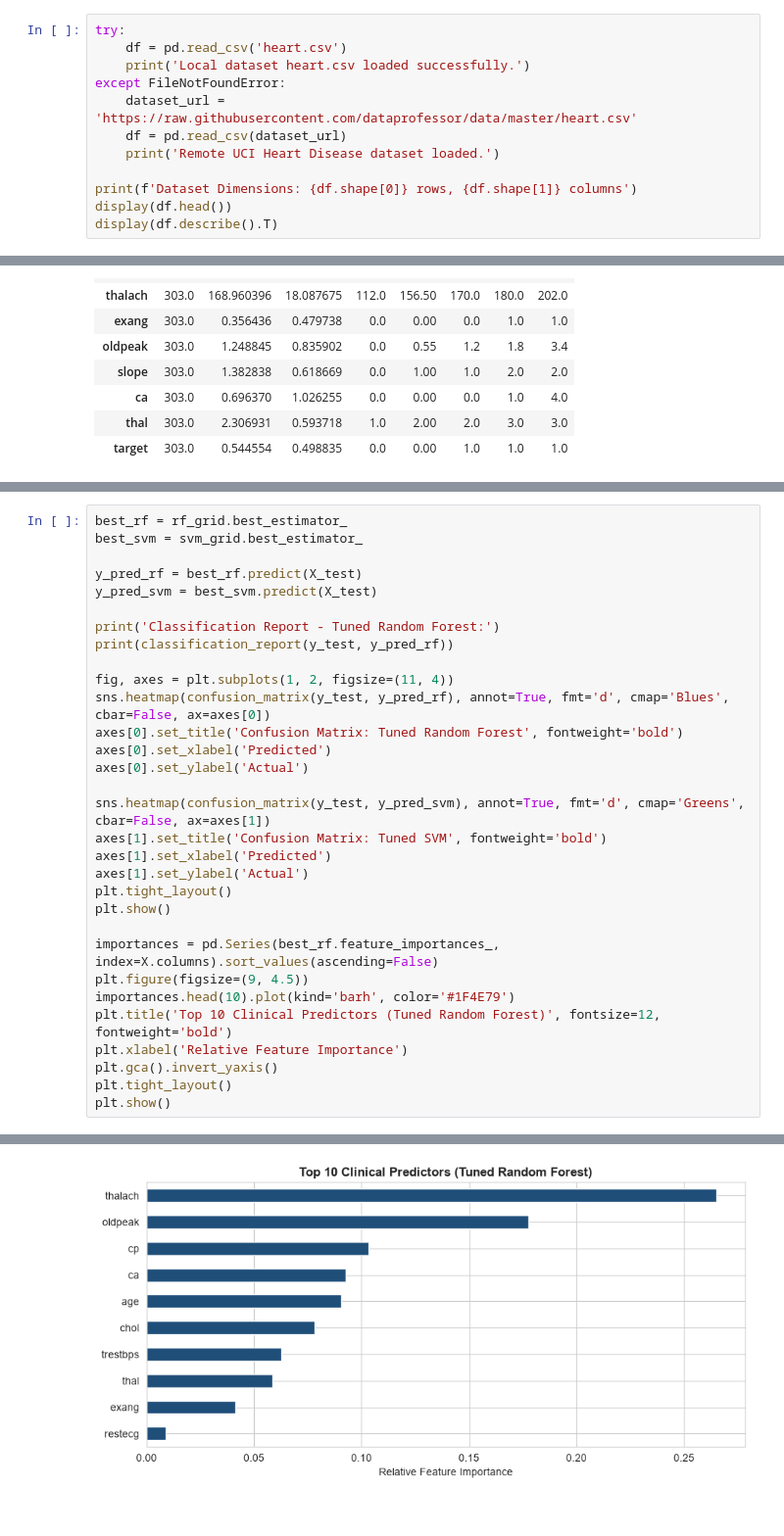
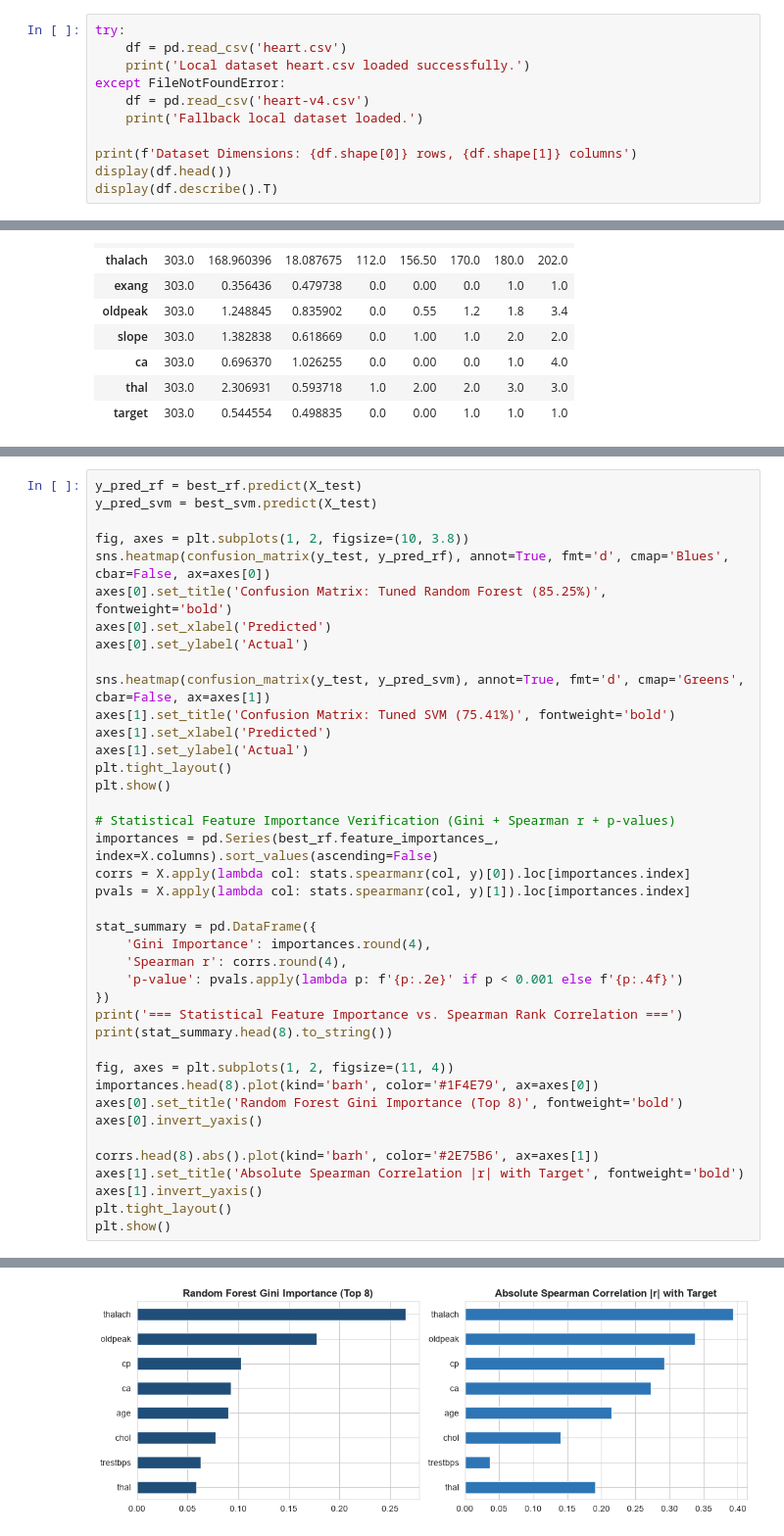
Before and after one commit to 2026540-MacielCaceres/Machine_Learning--CA1--Individual, a Jupyter notebook: CA1_Machine_Learning_Project.ipynb, the cells around one changed output, grey strips where cells are left out. Shown at 98% size. Drawn from its saved outputs; the diff is of its cells as text.

```diff
--- a/CA1_Machine_Learning_Project.ipynb
+++ b/CA1_Machine_Learning_Project.ipynb
@@ -43,9 +47,8 @@ try:
     df = pd.read_csv('heart.csv')
     print('Local dataset heart.csv loaded successfully.')
 except FileNotFoundError:
-    dataset_url = 'https://raw.githubusercontent.com/dataprofessor/data/master/heart.csv'
-    df = pd.read_csv(dataset_url)
-    print('Remote UCI Heart Disease dataset loaded.')
+    df = pd.read_csv('heart-v4.csv')
+    print('Fallback local dataset loaded.')
 
 print(f'Dataset Dimensions: {df.shape[0]} rows, {df.shape[1]} columns')
 display(df.head())
@@ -172,32 +215,41 @@ SVM 5-Fold CV: 0.7935 | Hold-Out Test: 0.7541
 # %%
-best_rf = rf_grid.best_estimator_
-best_svm = svm_grid.best_estimator_
-
 y_pred_rf = best_rf.predict(X_test)
 y_pred_svm = best_svm.predict(X_test)
 
-print('Classification Report - Tuned Random Forest:')
-print(classification_report(y_test, y_pred_rf))
-
-fig, axes = plt.subplots(1, 2, figsize=(11, 4))
+fig, axes = plt.subplots(1, 2, figsize=(10, 3.8))
 sns.heatmap(confusion_matrix(y_test, y_pred_rf), annot=True, fmt='d', cmap='Blues', cbar=False, ax=axes[0])
-axes[0].set_title('Confusion Matrix: Tuned Random Forest', fontweight='bold')
+axes[0].set_title('Confusion Matrix: Tuned Random Forest (85.25%)', fontweight='bold')
 axes[0].set_xlabel('Predicted')
 axes[0].set_ylabel('Actual')
 
 sns.heatmap(confusion_matrix(y_test, y_pred_svm), annot=True, fmt='d', cmap='Greens', cbar=False, ax=axes[1])
-axes[1].set_title('Confusion Matrix: Tuned SVM', fontweight='bold')
+axes[1].set_title('Confusion Matrix: Tuned SVM (75.41%)', fontweight='bold')
 axes[1].set_xlabel('Predicted')
 axes[1].set_ylabel('Actual')
 plt.tight_layout()
 plt.show()
 
+# Statistical Feature Importance Verification (Gini + Spearman r + p-values)
 importances = pd.Series(best_rf.feature_importances_, index=X.columns).sort_values(ascending=False)
-plt.figure(figsize=(9, 4.5))
-importances.head(10).plot(kind='barh', color='#1F4E79')
-plt.title('Top 10 Clinical Predictors (Tuned Random Forest)', fontsize=12, fontweight='bold')
-plt.xlabel('Relative Feature Importance')
-plt.gca().invert_yaxis()
+corrs = X.apply(lambda col: stats.spearmanr(col, y)[0]).loc[importances.index]
+pvals = X.apply(lambda col: stats.spearmanr(col, y)[1]).loc[importances.index]
+
+stat_summary = pd.DataFrame({
+    'Gini Importance': importances.round(4),
+    'Spearman r': corrs.round(4),
+    'p-value': pvals.apply(lambda p: f'{p:.2e}' if p < 0.001 else f'{p:.4f}')
+})
+print('=== Statistical Feature Importance vs. Spearman Rank Correlation ===')
+print(stat_summary.head(8).to_string())
+
+fig, axes = plt.subplots(1, 2, figsize=(11, 4))
+importances.head(8).plot(kind='barh', color='#1F4E79', ax=axes[0])
+axes[0].set_title('Random Forest Gini Importance (Top 8)', fontweight='bold')
+axes[0].invert_yaxis()
+
+corrs.head(8).abs().plot(kind='barh', color='#2E75B6', ax=axes[1])
+axes[1].set_title('Absolute Spearman Correlation |r| with Target', fontweight='bold')
+axes[1].invert_yaxis()
 plt.tight_layout()
 plt.show()
 # %% [output]
@@ -214 +267 @@ weighted avg       0.87      0.85      0.85        61
-[figure, old version]
+[figure, new version]
```
Also changed, not shown: parts of 18 cells of this notebook.
